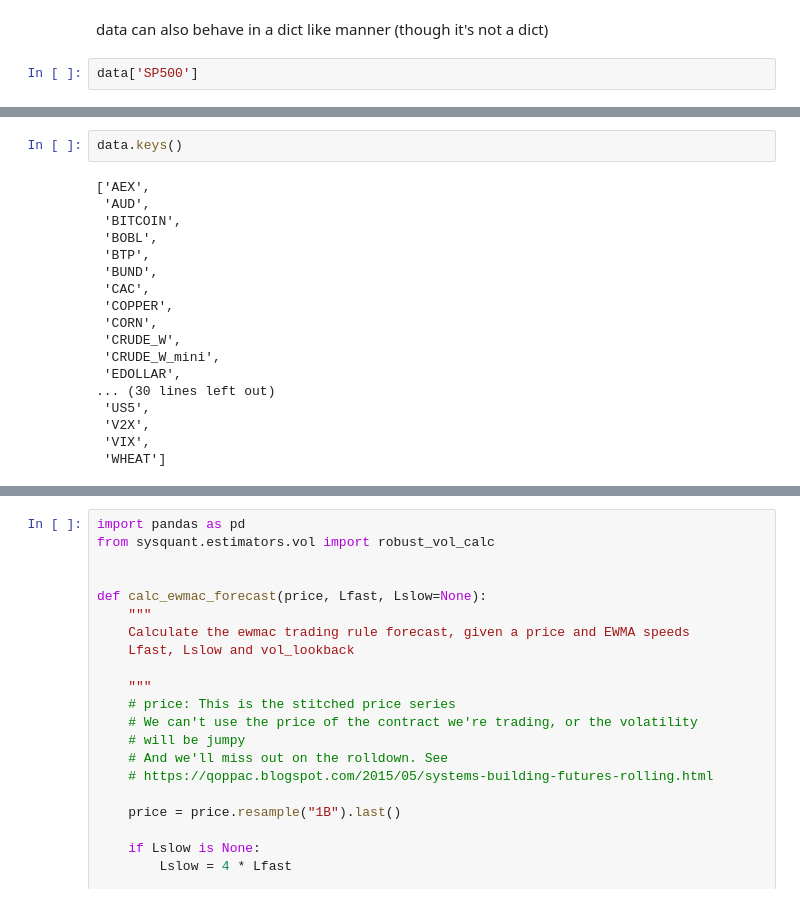
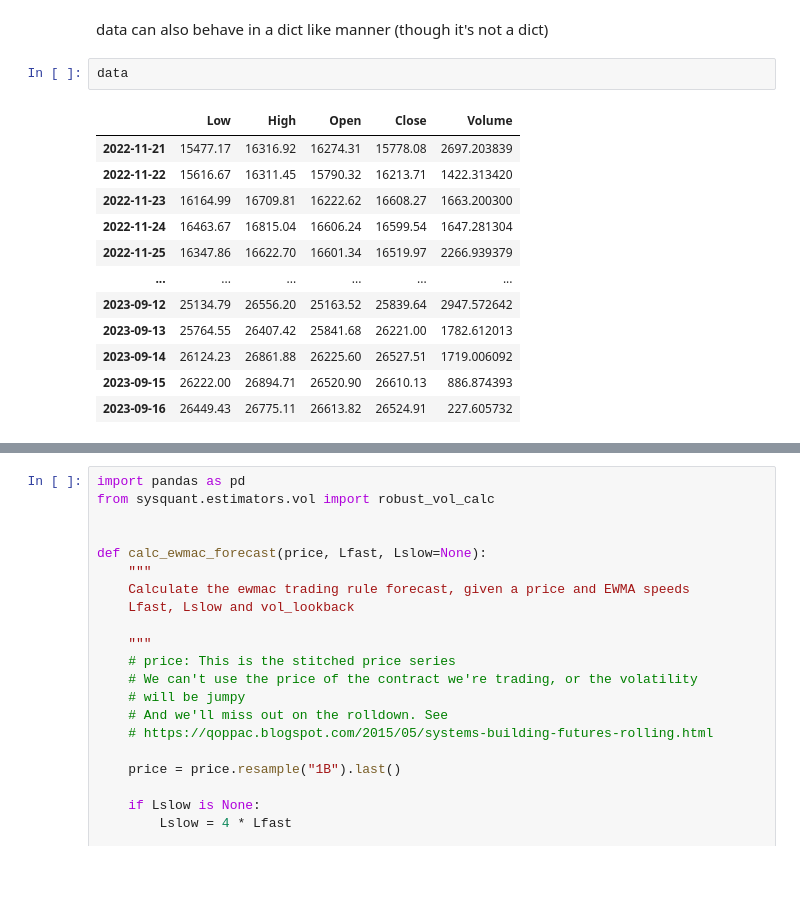
Before and after one commit to henryzhangpku/QuantDev, a Jupyter notebook: signals/hell_quantdev.ipynb, the cells around one changed output, grey strips where cells are left out. Saved outputs shown, nothing was run; the diff lists cells and outputs as text; blank space fills up the shorter version.

```diff
--- a/signals/hell_quantdev.ipynb
+++ b/signals/hell_quantdev.ipynb
@@ -35,5 +19,17 @@ Name: price, dtype: float64
 # %% [markdown]
 data can also behave in a dict like manner (though it's not a dict)
 # %%
-data['SP500']
+data
 # %% [output]
+|  | Low | High | Open | Close | Volume |
+| 2022-11-21 | 15477.17 | 16316.92 | 16274.31 | 15778.08 | 2697.203839 |
+| 2022-11-22 | 15616.67 | 16311.45 | 15790.32 | 16213.71 | 1422.313420 |
+| 2022-11-23 | 16164.99 | 16709.81 | 16222.62 | 16608.27 | 1663.200300 |
+| 2022-11-24 | 16463.67 | 16815.04 | 16606.24 | 16599.54 | 1647.281304 |
+| 2022-11-25 | 16347.86 | 16622.70 | 16601.34 | 16519.97 | 2266.939379 |
+| ... | ... | ... | ... | ... | ... |
+| 2023-09-12 | 25134.79 | 26556.20 | 25163.52 | 25839.64 | 2947.572642 |
+| 2023-09-13 | 25764.55 | 26407.42 | 25841.68 | 26221.00 | 1782.612013 |
+| 2023-09-14 | 26124.23 | 26861.88 | 26225.60 | 26527.51 | 1719.006092 |
+| 2023-09-15 | 26222.00 | 26894.71 | 26520.90 | 26610.13 | 886.874393 |
+| 2023-09-16 | 26449.43 | 26775.11 | 26613.82 | 26524.91 | 227.605732 |
@@ -53,20 +36,0 @@ Name: price, Length: 16153, dtype: float64
-# %%
-data.keys()
-# %% [output]
-['AEX',
- 'AUD',
- 'BITCOIN',
- 'BOBL',
- 'BTP',
- 'BUND',
- 'CAC',
- 'COPPER',
- 'CORN',
- 'CRUDE_W',
- 'CRUDE_W_mini',
- 'EDOLLAR',
-... (30 lines left out)
- 'US5',
- 'V2X',
- 'VIX',
- 'WHEAT']
```
Also changed, not shown: parts of 14 cells of this notebook, 2 other files.
